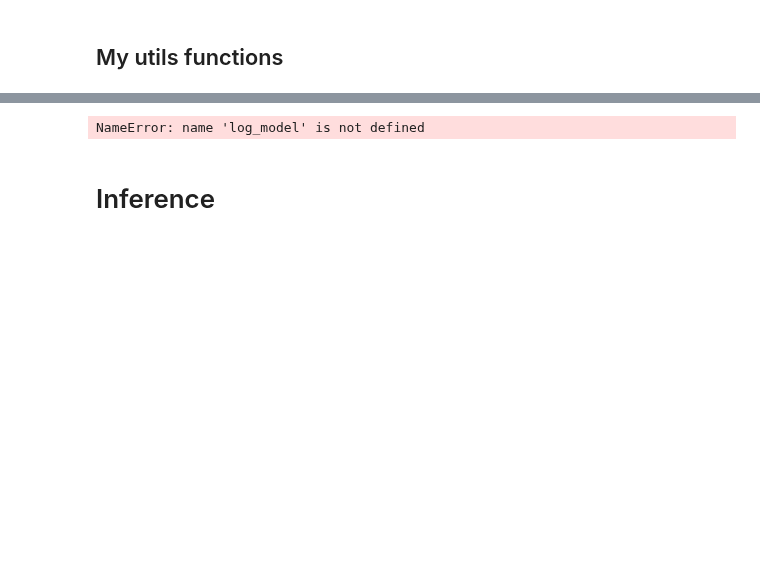
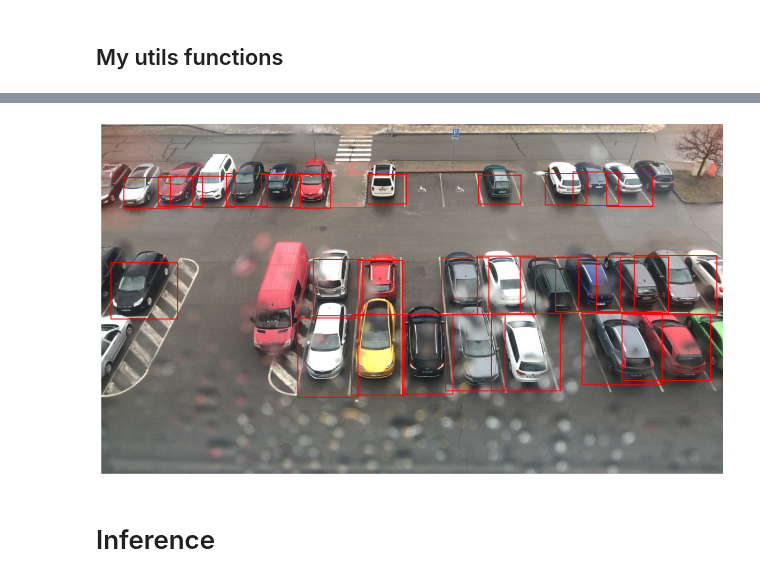
Before and after one commit to Eighonet/parking-research, a Jupyter notebook: Models/train.ipynb, the cells around one changed output, grey strips where cells are left out. Drawn from its saved outputs; the diff is of its cells as text; code cells hidden in the pictures; blank space fills up the shorter version.

```diff
--- a/Models/train.ipynb
+++ b/Models/train.ipynb
@@ -73,9 +71,9 @@ max_size = 500
 mean = [0.485, 0.456, 0.406]
 std = [0.229, 0.224, 0.225]
 class settings:
-    dataframe = "ACPDS/ACPDS/ACPDS_dataframe.csv"
-    path =  "ACPDS/ACPDS"
-    model_type = "faster_rcnn_vgg"
+    dataframe = "datasets/T10LOT/T10LOT/T10LOT_dataframe.csv"
+    path =  "datasets/T10LOT/T10LOT"
+    model_type = "retinanet_resnet"
     batch_size = 1
 # %%
 seed_everything(seed=420)
@@ -135,8 +133,8 @@ lr_scheduler_decrease = torch.optim.lr_scheduler.StepLR(optimizer, step_size=3,
 
 num_epochs = 100
 
-#show_from_dataset(10, valid_data_loader)
+#show_from_dataset(1, valid_data_loader)
 
-train_inter_model(model, num_epochs, train_data_loader, valid_data_loader, device)
-experiment.end()
+#train_inter_model(model, num_epochs, train_data_loader, valid_data_loader, device)
+#experiment.end()
 # %% [output]
@@ -160 +142 @@ Iteration #175 loss: 1.0066758394241333
-NameError: name 'log_model' is not defined
+[figure, added]
```
Also changed, not shown: parts of 4 cells of this notebook, 33 other files.
